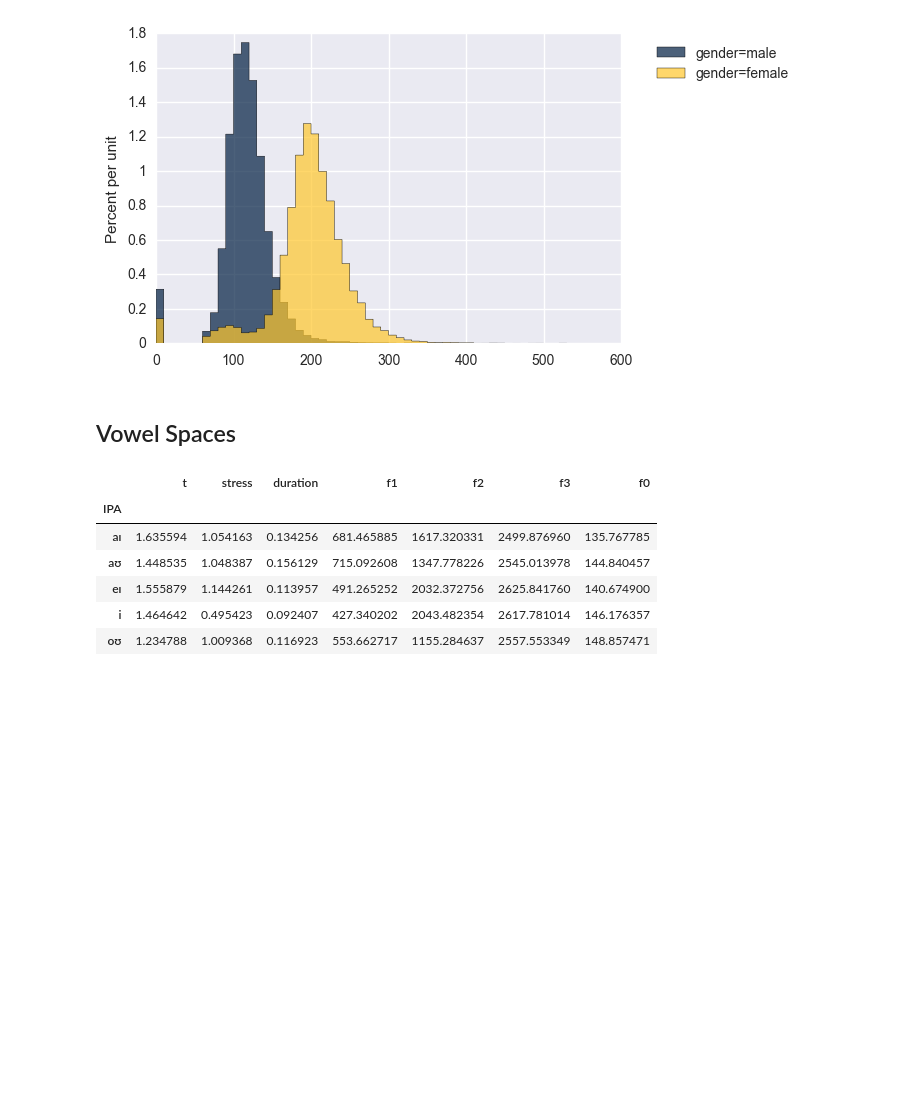
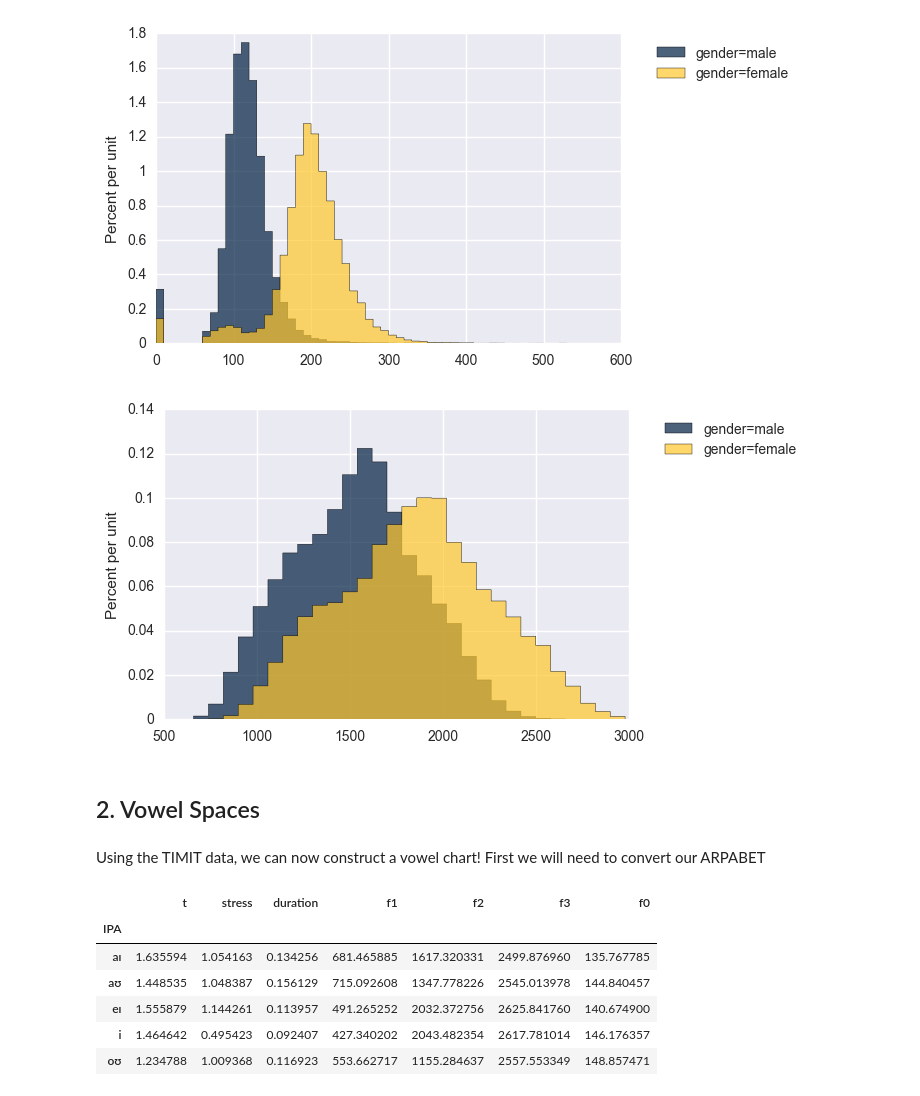
Before and after one commit to ds-modules/LINGUIS-110, a Jupyter notebook: VowelFormants.ipynb, the cells around one changed output. Cells and saved outputs as stored; diff of their text form; code cells hidden in the pictures; blank space fills up the shorter version.

Commit message:
vowel spaces

```diff
--- a/VowelFormants.ipynb
+++ b/VowelFormants.ipynb
@@ -57,8 +107,14 @@ table.select(['f3', 'gender']).hist(group='gender', bins=range(1300, 4400, 100))
 table.select(['f0', 'gender']).hist(group='gender', bins=range(0, 550, 10))
 # %% [output]
 [figure]
+# %%
+table.select(['f2', 'gender']).hist(group='gender', bins=range(500, 3000, 80))
+# %% [output]
+[figure, added]
 # %% [markdown]
-## Vowel Spaces
+## 2. Vowel Spaces
+# %% [markdown]
+Using the TIMIT data, we can now construct a vowel chart! First we will need to convert our ARPABET
 # %%
 vows = timit["vowel"]
 IPAdict = {"AO" : "ɔ", "AA" : "ɑ", "IY" : "i", "UW" : "u", "EH" : "ɛ", "IH" : "ɪ", "UH":"ʊ", "AH": "ʌ", "AX" : "ə", "AE":"æ", "EY" :"eɪ", "AY": "aɪ", "OW":"oʊ", "AW":"aʊ", "OY" :"ɔɪ", "ER":"ɝ"}
```
Also changed, not shown: parts of 17 cells of this notebook, 2 other files.
